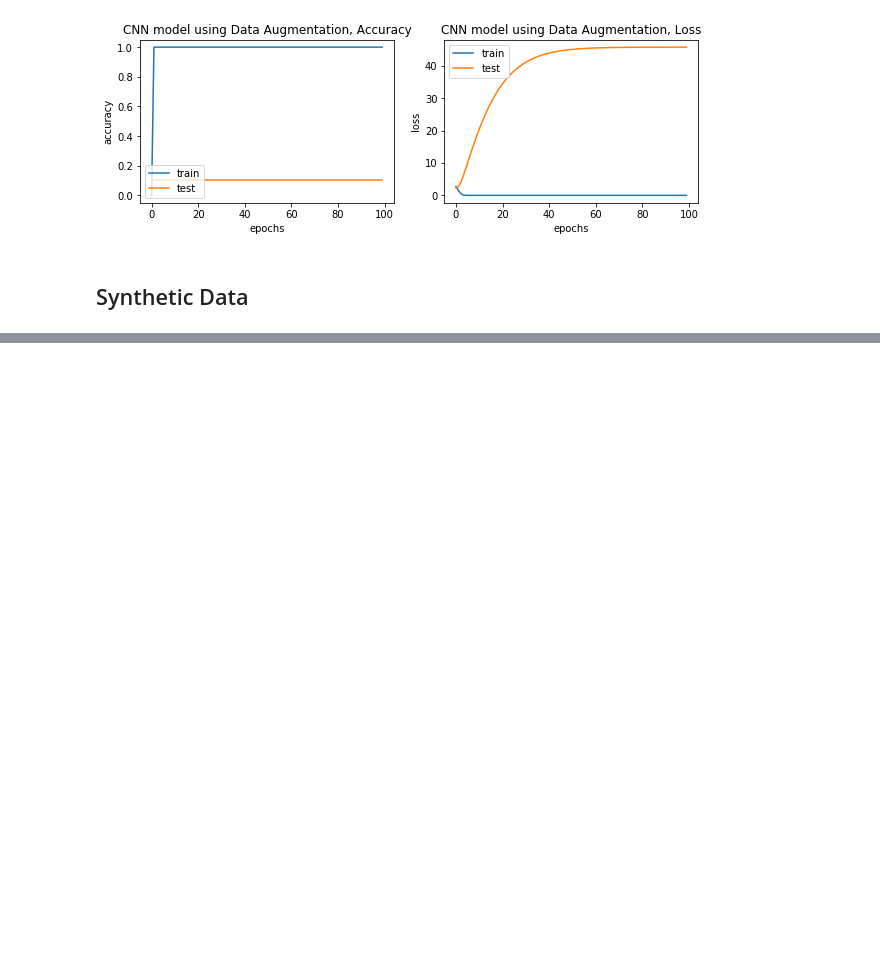
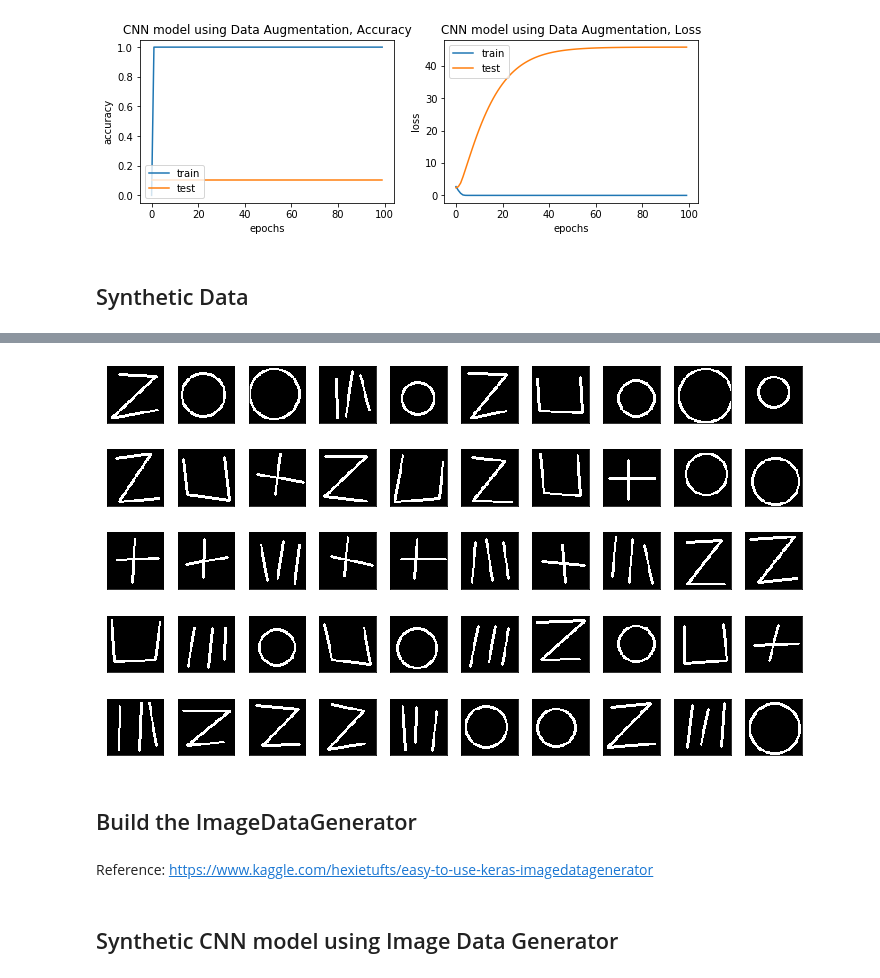
Before and after one commit to rahiakela/deep-learning--from-basics-to-practice, a Jupyter notebook: image_data_augmentation_and_synthetic_data.ipynb, the cells around one changed output, grey strips where cells are left out. Saved outputs shown, nothing was run; the diff lists cells and outputs as text; code cells hidden in the pictures; blank space fills up the shorter version.

```diff
--- a/image_data_augmentation_and_synthetic_data.ipynb
+++ b/image_data_augmentation_and_synthetic_data.ipynb
@@ -69,6 +69,10 @@ TensorFlow 2.x selected.
 # %%
 random_seed = 42
 np.random.seed(random_seed)
+
+image_size = 64
+image_width = image_height = image_size
+number_of_classes = 5
 # %%
 # load MNIST data and save sizes
 (X_train, y_train), (X_test, y_test) = mnist.load_data()
@@ -210,0 +294,23 @@ plot_accuracy_and_loss(cnn_history, 'CNN model using Data Augmentation')
+# %%
+# Show a grid of random synthetic images
+np.random.seed(5)
+num_rows = 5
+num_columns = 10
+plt.figure(figsize=(10,6))
+for y in range(num_rows):
+    for x in range(num_columns):
+        index = (y*num_columns)+x
+        plt.subplot(num_rows, num_columns, 1 + index)
+        (img, label) = makeSyntheticImage()
+        img = img.reshape(64, 64)
+        plt.imshow(img, cmap=plt.get_cmap('gray'))
+        plt.xticks([],[])
+        plt.yticks([],[])
+plt.tight_layout()
+plt.show()
+# %% [output]
+[figure, added]
+# %% [markdown]
+## Build the ImageDataGenerator
+# %% [markdown]
+Reference: https://www.kaggle.com/hexietufts/easy-to-use-keras-imagedatagenerator
@@ -210,0 +386,2 @@ plot_accuracy_and_loss(cnn_history, 'CNN model using Data Augmentation')
+# %% [markdown]
+## Synthetic CNN model using Image Data Generator
```
Also changed, not shown: parts of 9 cells of this notebook.
